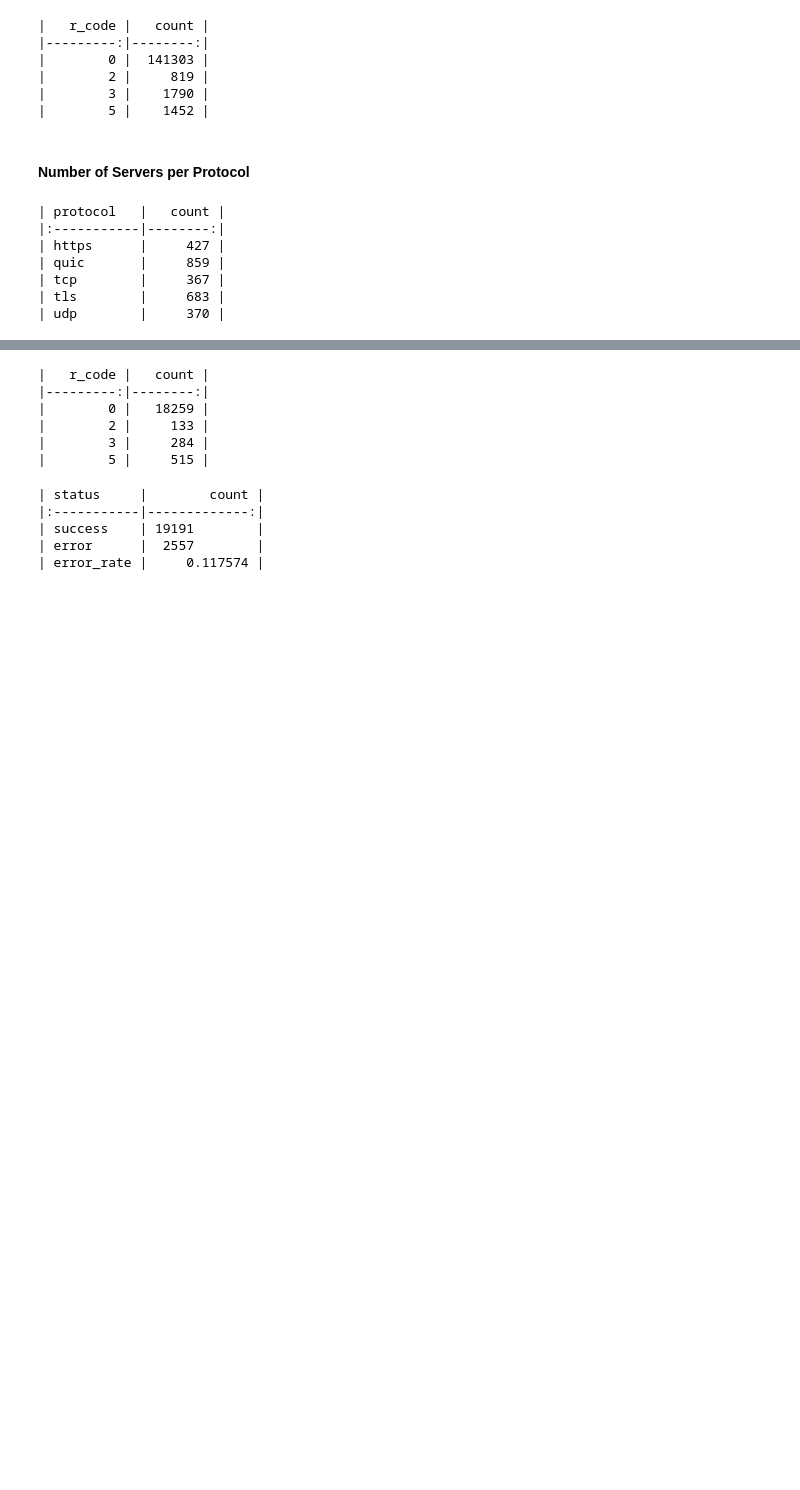
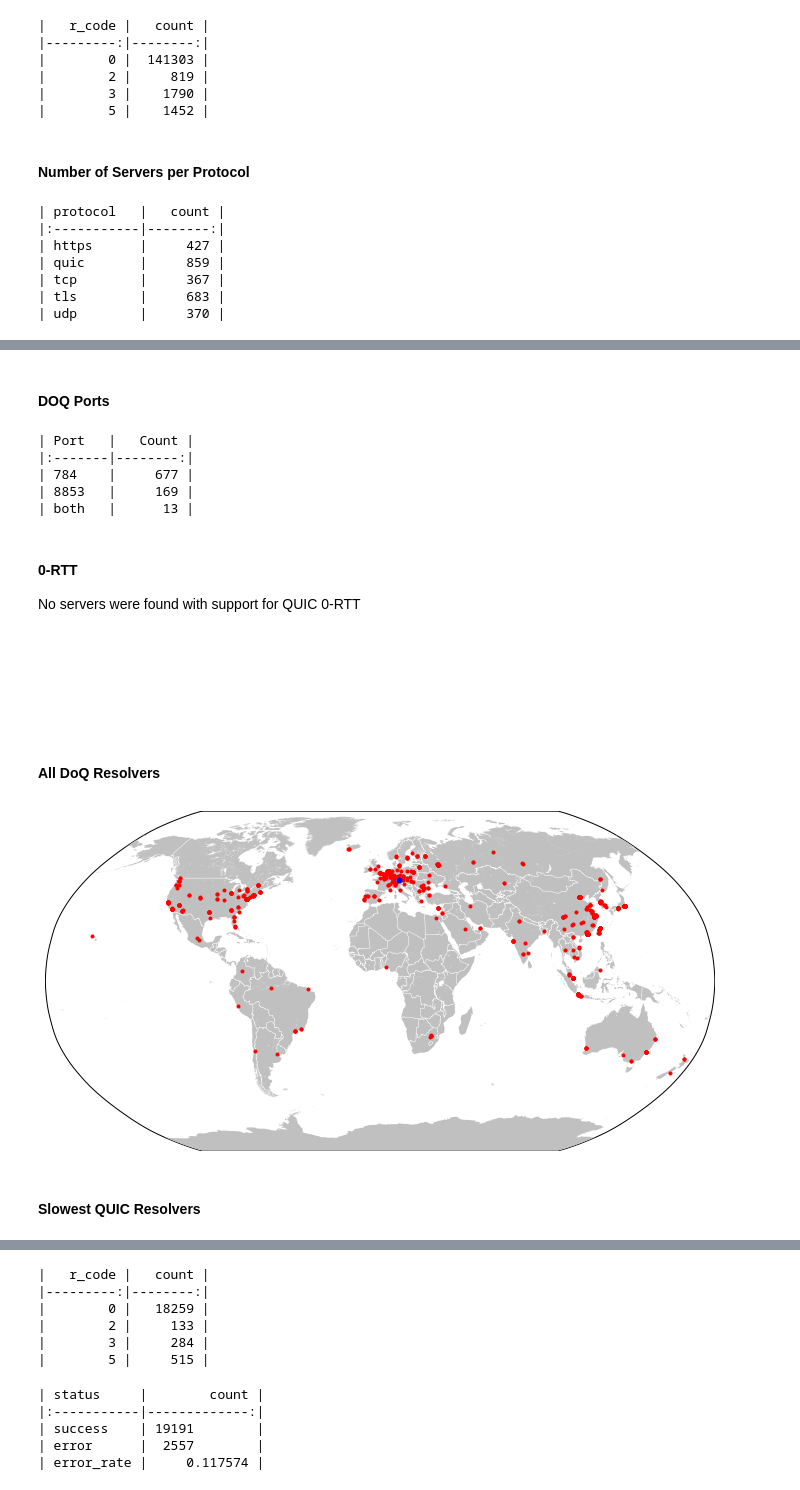
Before and after one commit to mgranderath/dns-analysis, a Jupyter notebook: Meta.ipynb, the cells around one changed output, grey strips where cells are left out. Saved outputs shown, nothing was run; the diff lists cells and outputs as text; code cells hidden in the pictures; blank space fills up the shorter version.

```diff
--- a/Meta.ipynb
+++ b/Meta.ipynb
@@ -231,0 +378,27 @@ print(df.to_markdown())
+# %% [markdown]
+#### DOQ Ports
+# %%
+print(getDoQPortServers().to_markdown())
+# %% [output]
+| Port   |   Count |
+|:-------|--------:|
+| 784    |     677 |
+| 8853   |     169 |
+| both   |      13 |
+# %% [markdown]
+#### 0-RTT
+
+No servers were found with support for QUIC 0-RTT
+# %% [markdown]
+<br>
+<br>
+<br>
+<br>
+# %% [markdown]
+#### All DoQ Resolvers
+# %%
+drawAllDoQResolver()
+# %% [output]
+[figure, added]
+# %% [markdown]
+#### Slowest QUIC Resolvers
```
Also changed, not shown: parts of 60 cells of this notebook, 38 other files.
